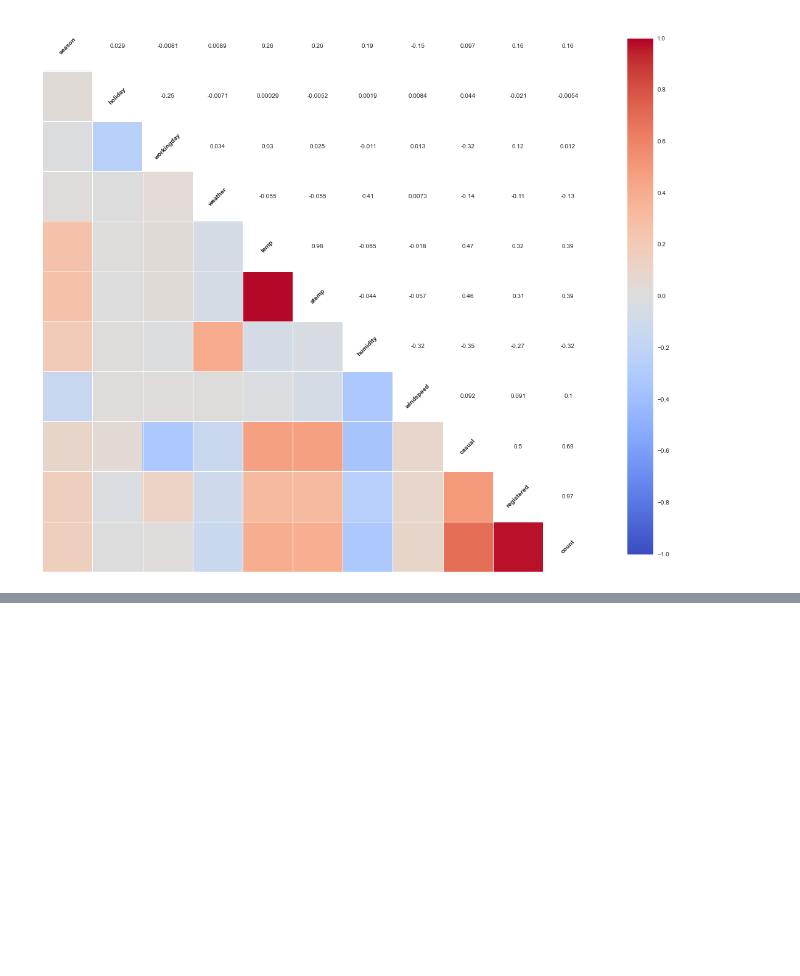
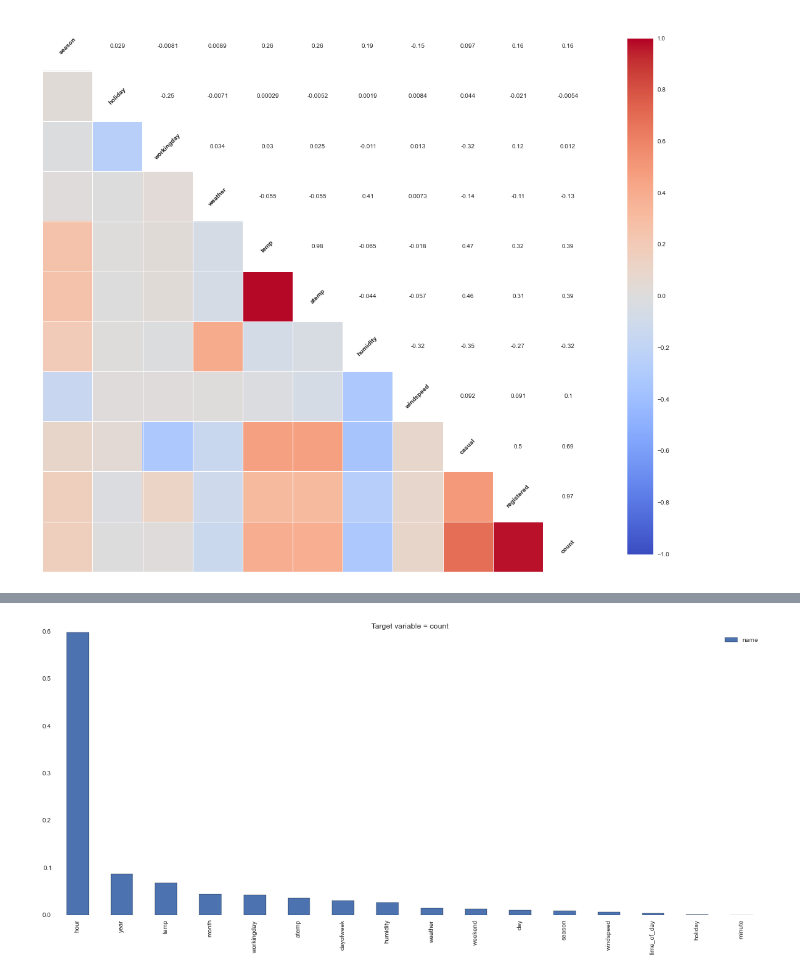
Before and after one commit to slon1024/baby_steps_to_being_data_scientist, a Jupyter notebook: Analyze.ipynb, the cells around one changed output, grey strips where cells are left out. Cells and saved outputs as stored; diff of their text form; code cells hidden in the pictures; blank space fills up the shorter version.

```diff
--- a/Analyze.ipynb
+++ b/Analyze.ipynb
@@ -101,0 +257,4 @@ Questions:
+# %%
+draw_importance_features(train)
+# %% [output]
+[figure, added]
```
Also changed, not shown: parts of 46 cells of this notebook.
